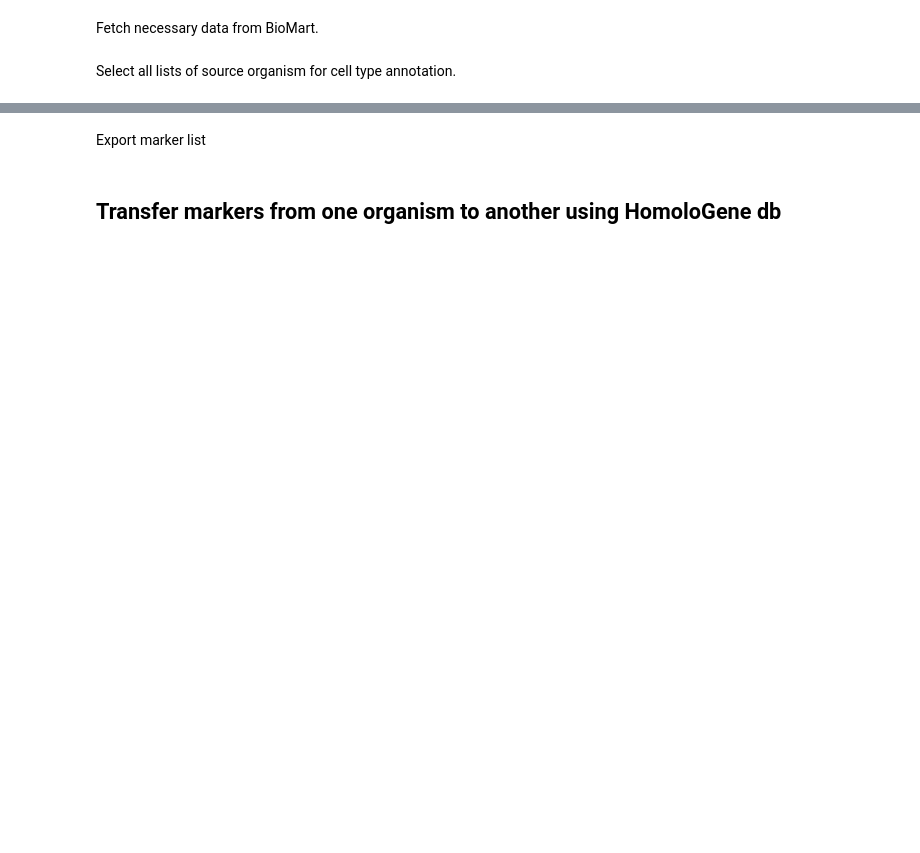
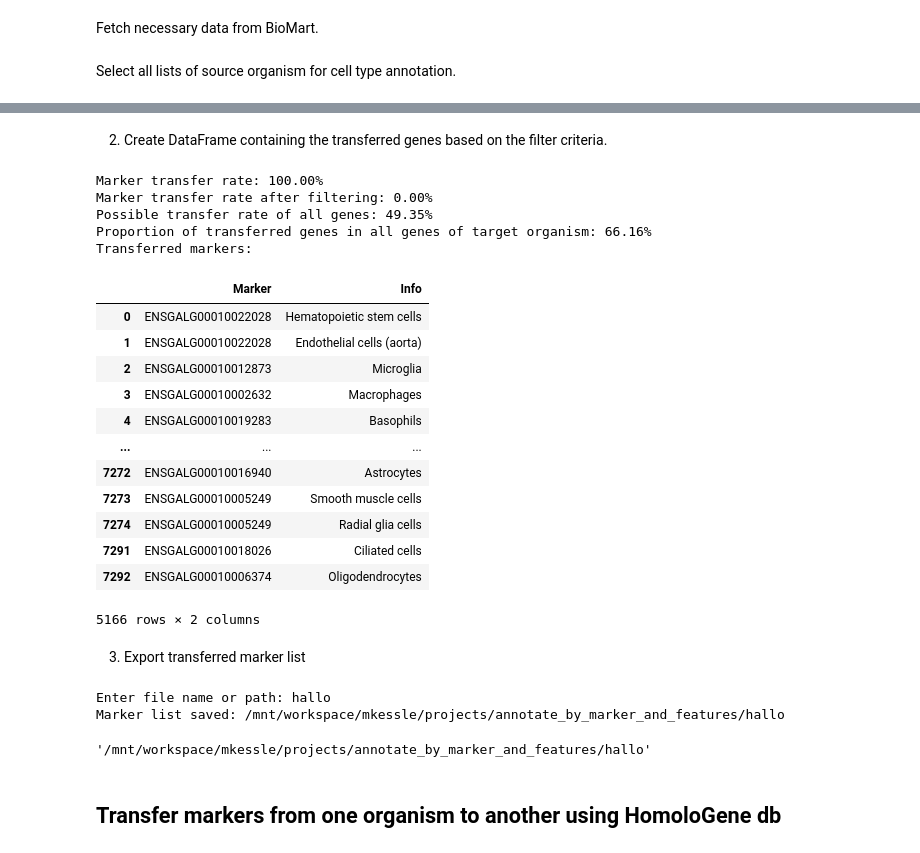
Before and after one commit to loosolab/MarkerRepo, a Jupyter notebook: calculations.ipynb, the cells around one changed output, grey strips where cells are left out. Saved outputs shown, nothing was run; the diff lists cells and outputs as text; code cells hidden in the pictures; blank space fills up the shorter version.

```diff
--- a/calculations.ipynb
+++ b/calculations.ipynb
@@ -86,0 +157,3 @@ Transfer source markers to target markers using BioMart results and extend trans
+# %%
+filtered_source_df = calc.transfer_markers_biomart(biomart_db, source_df, target_genes, source_whitelist=source_genes,
+                                                 calc_proportions=True, plots=True, target_counts=1)
@@ -87,12 +195,37 @@ Transfer source markers to target markers using BioMart results and extend trans
+# %% [markdown]
+2. Create DataFrame containing the transferred genes based on the filter criteria.
 # %%
-transferred_list = calc.transfer_markers_biomart(biomart_db, source_df, target_genes,
-                                                 source_whitelist=source_genes, calc_proportions=True, plots=True)
+transferred_list = calc.transfer_markers_biomart(biomart_db, filtered_source_df, target_genes, source_whitelist=source_genes,
+                                                 calc_proportions=True, plots=True, target_counts=None)
 print("Transferred markers:")
 display(transferred_list)
+# %% [output]
+Marker transfer rate: 100.00%
+Marker transfer rate after filtering: 0.00%
+Possible transfer rate of all genes: 49.35%
+Proportion of transferred genes in all genes of target organism: 66.16%
+Transferred markers:
+|  | Marker | Info |
+| 0 | ENSGALG00010022028 | Hematopoietic stem cells |
+| 1 | ENSGALG00010022028 | Endothelial cells (aorta) |
+| 2 | ENSGALG00010012873 | Microglia |
+| 3 | ENSGALG00010002632 | Macrophages |
+| 4 | ENSGALG00010019283 | Basophils |
+| ... | ... | ... |
+| 7272 | ENSGALG00010016940 | Astrocytes |
+| 7273 | ENSGALG00010005249 | Smooth muscle cells |
+| 7274 | ENSGALG00010005249 | Radial glia cells |
+| 7291 | ENSGALG00010018026 | Ciliated cells |
+| 7292 | ENSGALG00010006374 | Oligodendrocytes |
+5166 rows × 2 columns
 # %% [markdown]
-Export marker list
+3. Export transferred marker list
 # %%
-mr.export_marker_list(markers_extended, file_name="human-mouse_hcm_cta", marker_id="symbol")
+mr.export_marker_list(transferred_list, marker_id="symbol")
+# %% [output]
+Enter file name or path: hallo
+Marker list saved: /mnt/workspace/mkessle/projects/annotate_by_marker_and_features/hallo
+'/mnt/workspace/mkessle/projects/annotate_by_marker_and_features/hallo'
 # %% [markdown]
 ## Transfer markers from one organism to another using HomoloGene db
 # %%
```
Also changed, not shown: parts of 27 cells of this notebook, 1 other file.
